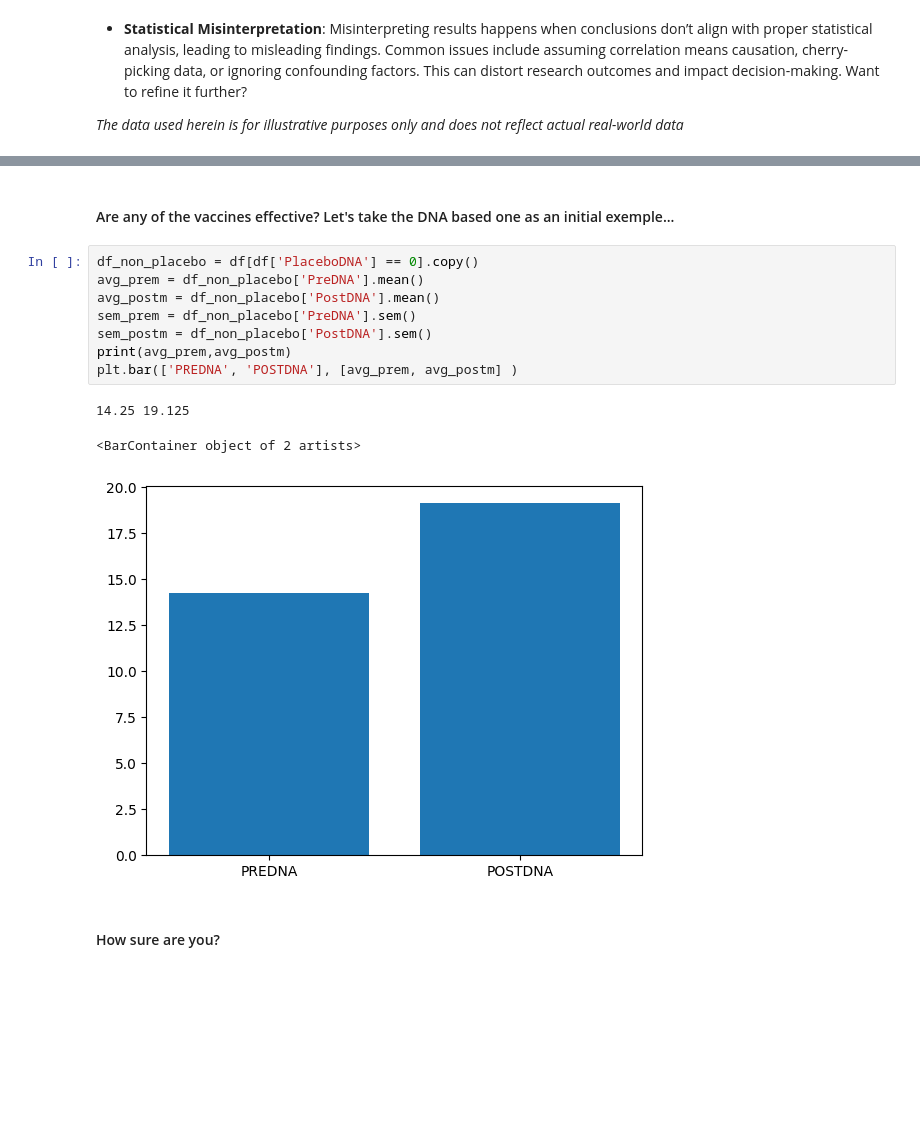
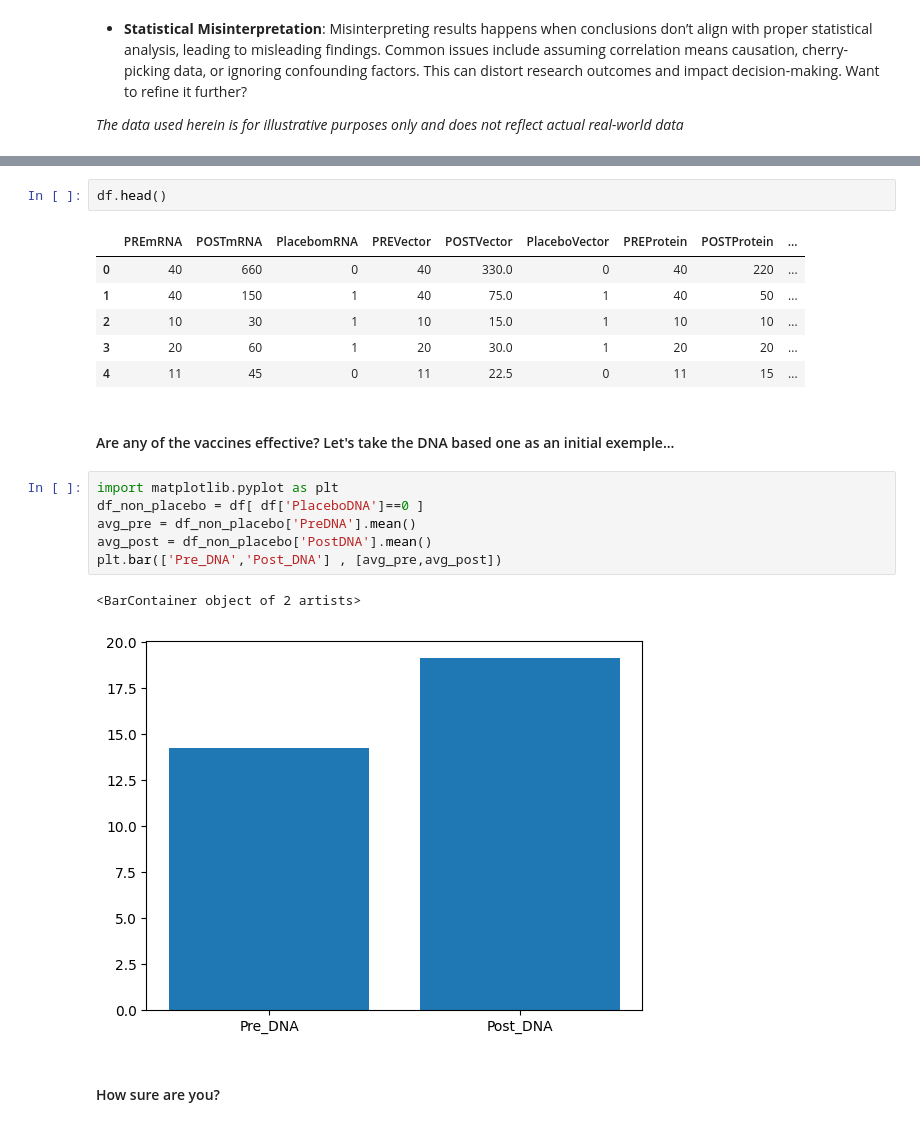
Before and after one commit to lcbjrrr/algojust, a Jupyter notebook: NB03_statsMiss.ipynb, the cells around one changed output, grey strips where cells are left out. Drawn from its saved outputs; the diff is of its cells as text; blank space fills up the shorter version.

```diff
--- a/NB03_statsMiss.ipynb
+++ b/NB03_statsMiss.ipynb
@@ -17,16 +30,22 @@ df.head(2)
+# %%
+df.head()
+# %% [output]
+|  | PREmRNA | POSTmRNA | PlacebomRNA | PREVector | POSTVector | PlaceboVector | PREProtein | POSTProtein | ... |
+| 0 | 40 | 660 | 0 | 40 | 330.0 | 0 | 40 | 220 | ... |
+| 1 | 40 | 150 | 1 | 40 | 75.0 | 1 | 40 | 50 | ... |
+| 2 | 10 | 30 | 1 | 10 | 15.0 | 1 | 10 | 10 | ... |
+| 3 | 20 | 60 | 1 | 20 | 30.0 | 1 | 20 | 20 | ... |
+| 4 | 11 | 45 | 0 | 11 | 22.5 | 0 | 11 | 15 | ... |
 # %% [markdown]
 #### Are any of the vaccines effective? Let's take the DNA based one as an initial exemple...
-# %%
-df_non_placebo = df[df['PlaceboDNA'] == 0].copy()
-avg_prem = df_non_placebo['PreDNA'].mean()
-avg_postm = df_non_placebo['PostDNA'].mean()
-sem_prem = df_non_placebo['PreDNA'].sem()
-sem_postm = df_non_placebo['PostDNA'].sem()
-print(avg_prem,avg_postm)
-plt.bar(['PREDNA', 'POSTDNA'], [avg_prem, avg_postm] )
-# %% [output]
-14.25 19.125
-<BarContainer object of 2 artists>
-[figure, removed]
+# %%
+import matplotlib.pyplot as plt
+df_non_placebo = df[ df['PlaceboDNA']==0 ]
+avg_pre = df_non_placebo['PreDNA'].mean()
+avg_post = df_non_placebo['PostDNA'].mean()
+plt.bar(['Pre_DNA','Post_DNA'] , [avg_pre,avg_post])
+# %% [output]
+<BarContainer object of 2 artists>
+[figure, added]
 # %% [markdown]
 #### How sure are you?
```
Also changed, not shown: parts of 6 cells of this notebook.
